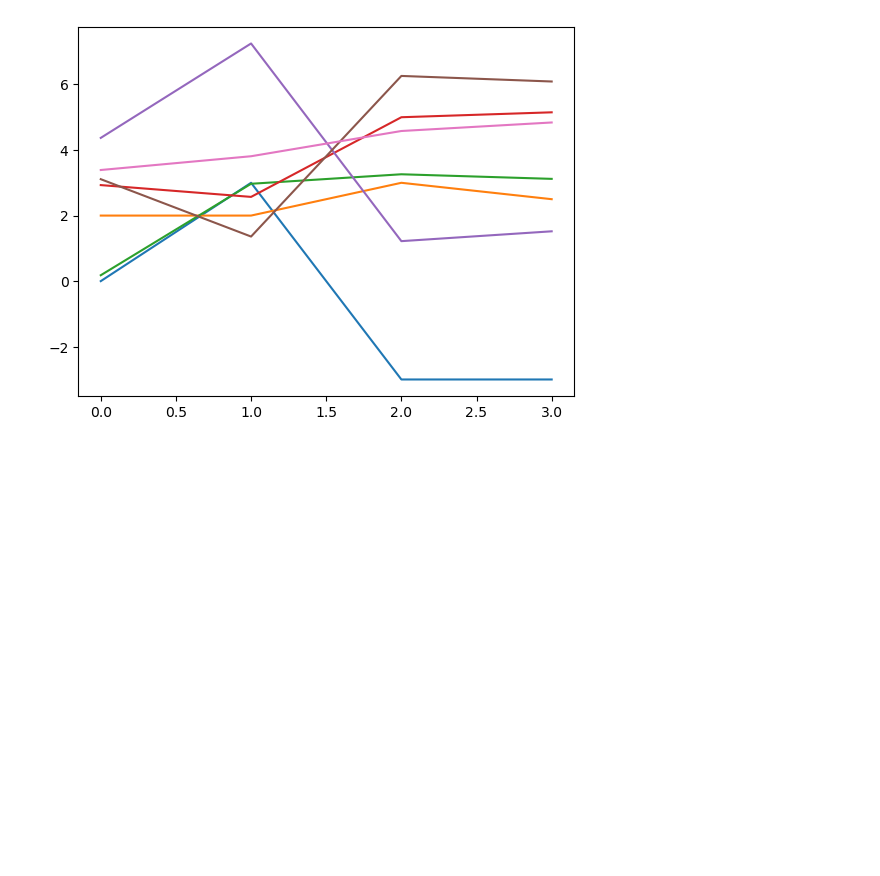
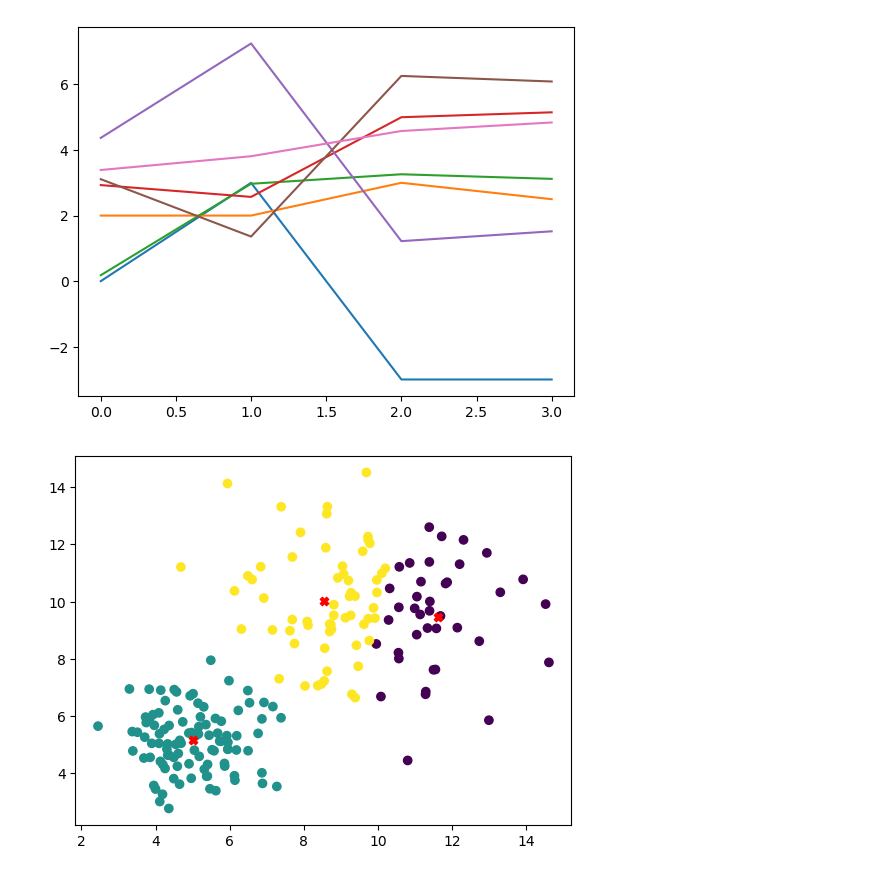
Before and after one commit to Amoako419/Clustering, a Jupyter notebook: k_means.ipynb, the cells around one changed output. Drawn from its saved outputs; the diff is of its cells as text; code cells hidden in the pictures; blank space fills up the shorter version.

```diff
--- a/k_means.ipynb
+++ b/k_means.ipynb
@@ -56,3 +56,59 @@ plt.plot(X_newest)
  <matplotlib.lines.Line2D at 0x...>,
  <matplotlib.lines.Line2D at 0x...>]
 [figure]
+# %%
+import numpy as np
+import matplotlib.pyplot as plt
+import pandas as pd
+
+# Data preparation
+np.random.seed(0)
+x1 = np.random.normal(loc=5, scale=1, size=(100, 2))
+x2 = np.random.normal(loc=10, scale=2, size=(100, 2))
+x = np.concatenate([x1, x2])
+
+# K-means clustering preparation
+k = 3
+np.random.seed(42)
+centroids = x[np.random.choice(range(x.shape[0]), size=k, replace=False), :]
+
+def calc_distance(x1, x2):
+    return (sum((x1 - x2)**2))**0.5
+
+def find_closest_centroids(centroids, x):
+    assigned_centroid = []
+    for i in x:
+        distance = []
+        for j in centroids:
+            distance.append(calc_distance(i, j))
+        assigned_centroid.append(np.argmin(distance))
+    return assigned_centroid
+
+def calc_centroids(clusters, x):
+    new_centroids = []
+    new_df = pd.concat([pd.DataFrame(x), pd.DataFrame(clusters, columns=['cluster'])], axis=1)
+    for c in set(new_df['cluster']):
+        current_cluster = new_df[new_df['cluster'] == c][new_df.columns[:-1]]
+        cluster_mean = current_cluster.mean(axis=0)
+        new_centroids.append(cluster_mean)
+    return new_centroids
+
+# K-means clustering function
+def kmeans_clustering(x, k):
+    centroids = x[np.random.choice(range(x.shape[0]), size=k, replace=False), :]
+
+    for i in range(10):
+        get_centroids = find_closest_centroids(centroids, x)
+        centroids = calc_centroids(get_centroids, x)
+
+    return centroids, get_centroids
+
+# Applying K-means clustering
+centroids, get_centroids = kmeans_clustering(x, k)
+
+# Visualization of the final clustering
+plt.scatter(x[:,0], x[:,1], c=get_centroids)
+plt.scatter(np.array(centroids)[:,0], np.array(centroids)[:,1], c='red', marker='X')
+plt.show()
+# %% [output]
+[figure, added]
```
Also changed, not shown: 1 other file.
